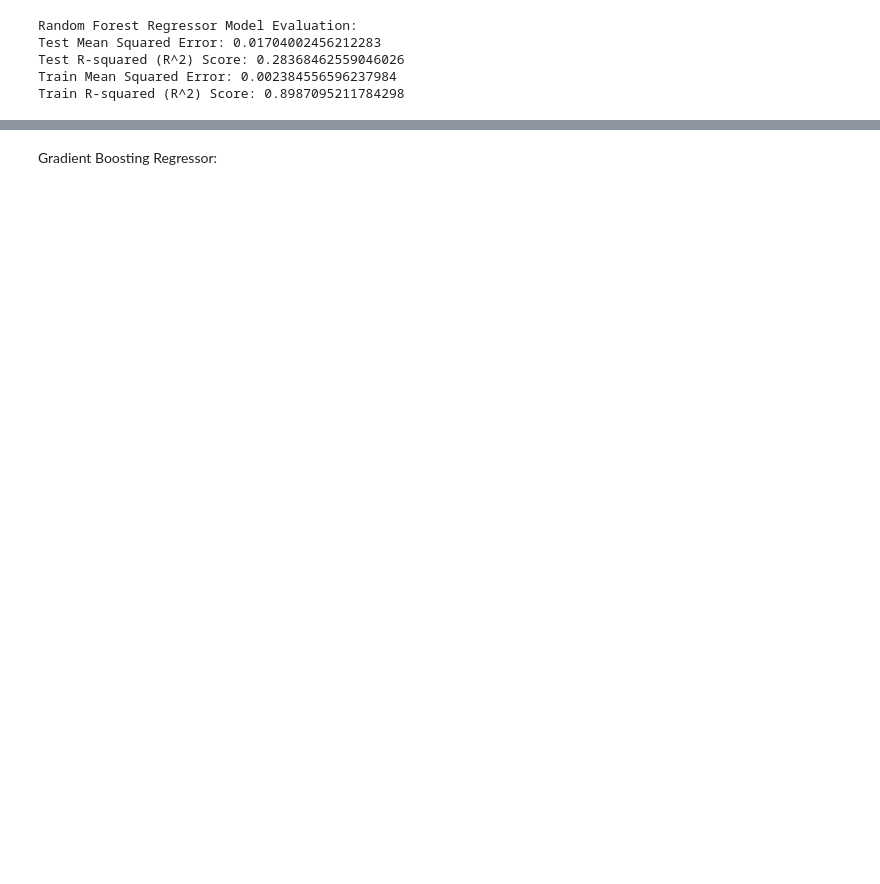
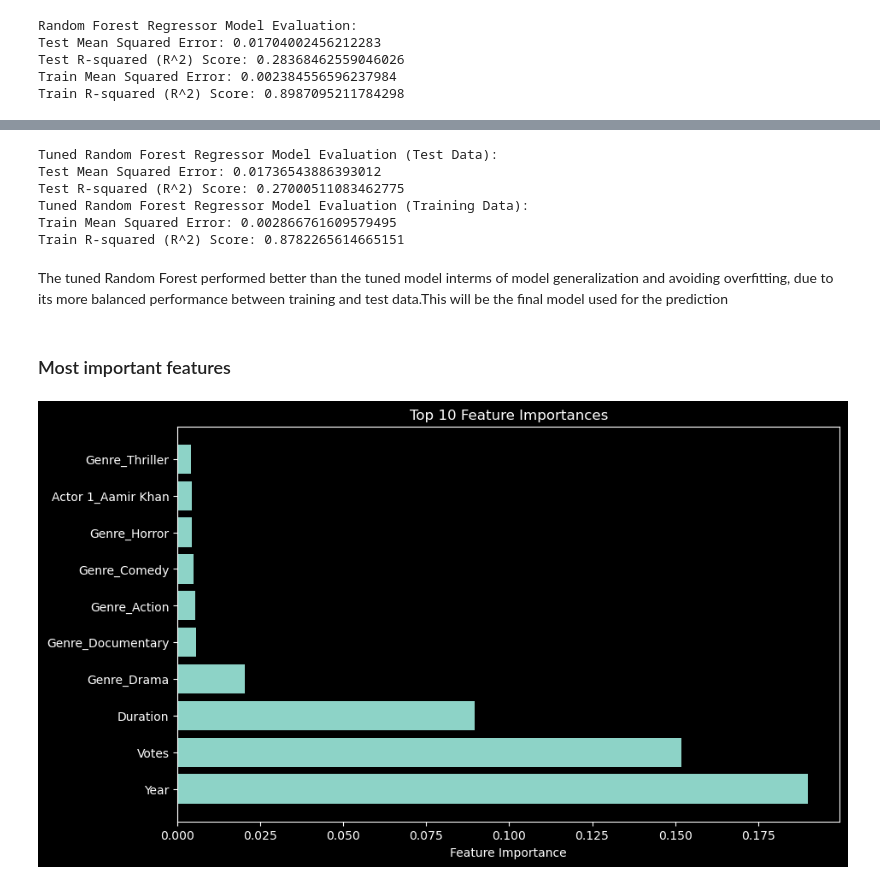
Before and after one commit to marwa9975/CODSOFT_DS02_Movie-Rating-Prediction-with-Python, a Jupyter notebook: notebook.ipynb, the cells around one changed output, grey strips where cells are left out. Saved outputs shown, nothing was run; the diff lists cells and outputs as text; code cells hidden in the pictures; blank space fills up the shorter version.

Commit message:
modeling

```diff
--- a/index.ipynb
+++ b/notebook.ipynb
@@ -685,27 +771,47 @@ Train R-squared (R^2) Score: 0.8987095211784298
+# %%
+# Evaluate the model on the test data
+mse_test = mean_squared_error(y_test, y_pred_test)
+r2_test = r2_score(y_test, y_pred_test)
+
+# Evaluate the model on the training data
+mse_train = mean_squared_error(y_train, y_pred_train)
+r2_train = r2_score(y_train, y_pred_train)
+
+print("Tuned Random Forest Regressor Model Evaluation (Test Data):")
+print(f"Test Mean Squared Error: {mse_test}")
+print(f"Test R-squared (R^2) Score: {r2_test}")
+
+print("Tuned Random Forest Regressor Model Evaluation (Training Data):")
+print(f"Train Mean Squared Error: {mse_train}")
+print(f"Train R-squared (R^2) Score: {r2_train}")
+# %% [output]
+Tuned Random Forest Regressor Model Evaluation (Test Data):
+Test Mean Squared Error: 0.01736543886393012
+Test R-squared (R^2) Score: 0.27000511083462775
+Tuned Random Forest Regressor Model Evaluation (Training Data):
+Train Mean Squared Error: 0.002866761609579495
+Train R-squared (R^2) Score: 0.8782265614665151
+# %% [markdown]
+The tuned Random Forest performed better than the tuned model interms of  model generalization and avoiding overfitting,  due to its more balanced performance between training and test data.This will be the final model used for the prediction
+# %% [markdown]
+### Most important features
 # %%
-# Get feature importances
-feature_importances = rf_model.feature_importances_
+# Get feature importances from the best model
+feature_importances = best_rf_model.feature_importances_
 
-# Get the names of the features
+# Get the column names of your feature data
 feature_names = X_final.columns
+# Sort feature importances in descending order and get the top 10 features
+top_indices = np.argsort(feature_importances)[::-1][:10]
+top_features = [feature_names[i] for i in top_indices]
+top_importances = [feature_importances[i] for i in top_indices]
 
-# # Sort feature importances in descending order
-# indices = feature_importances.argsort()[::-1]
-
-# # Get the top 10 feature indices with the highest importance
-# top_10_indices = indices[:10]
-
-# # Get the corresponding feature names and their importance scores
-# top_10_feature_names = [feature_names[i] for i in top_10_indices]
-# top_10_feature_importances = [feature_importances[i] for i in top_10_indices]
-
-# # Create a bar plot to visualize the top 10 feature importances
-# plt.figure(figsize=(10, 6))
-# plt.bar(range(len(top_10_feature_importances), top_10_feature_importances)
-# plt.xticks(range(len(top_10_feature_importances), labels=top_10_feature_names, rotation=45)
-# plt.xlabel('Feature')
-# plt.ylabel('Feature Importance')
-# plt.title('Top 10 Feature Importance Analysis')
-# plt.show()
+# Create a bar plot to visualize feature importances
+plt.figure(figsize=(10, 6))
+plt.barh(range(10), top_importances, align='center')
+plt.yticks(range(10), top_features)
+plt.xlabel('Feature Importance')
+plt.title('Top 10 Feature Importances')
+plt.show()
+# %% [output]
+[figure, added]
-# %% [markdown]
-Gradient Boosting Regressor:
```
Also changed, not shown: parts of 21 cells of this notebook.
